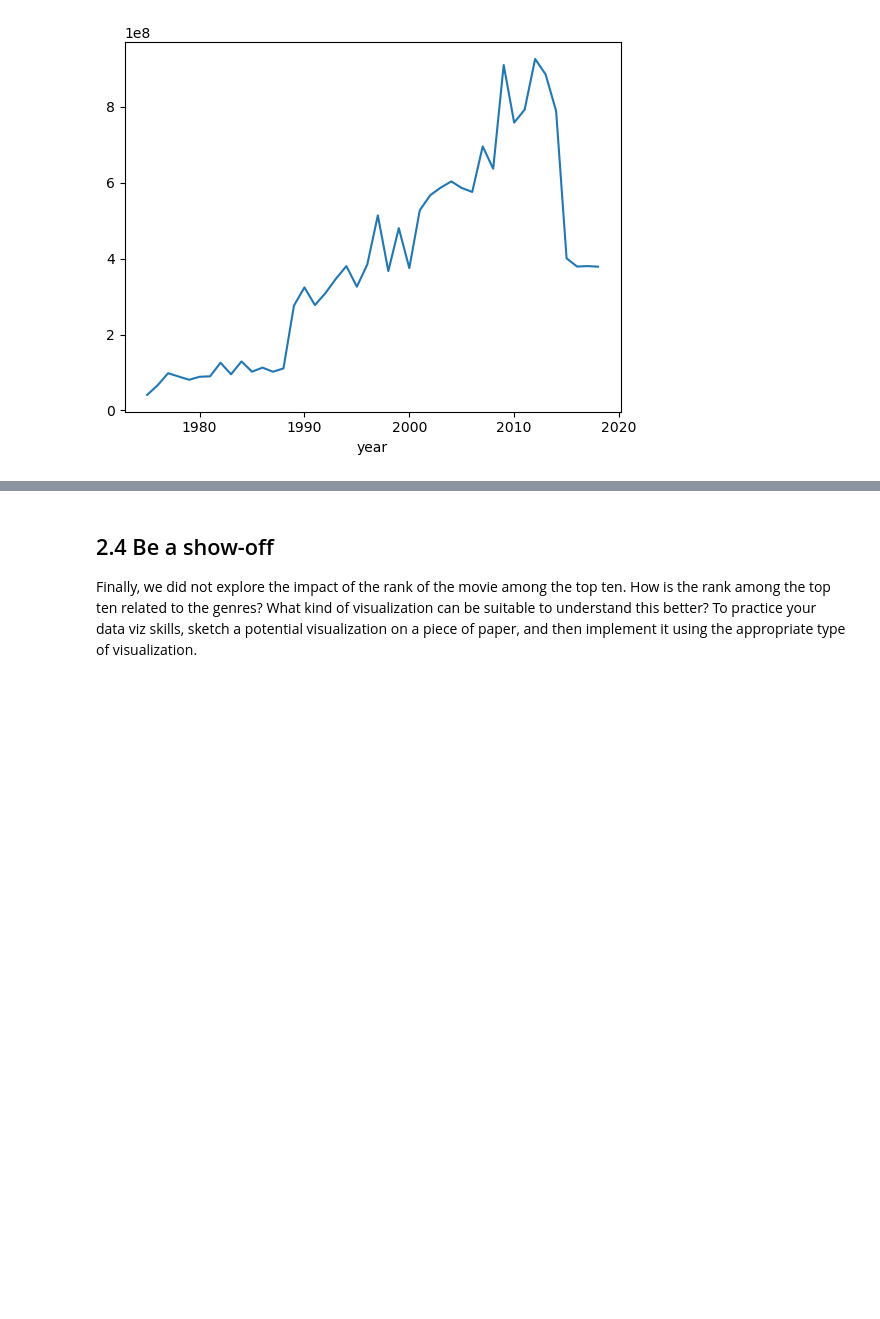
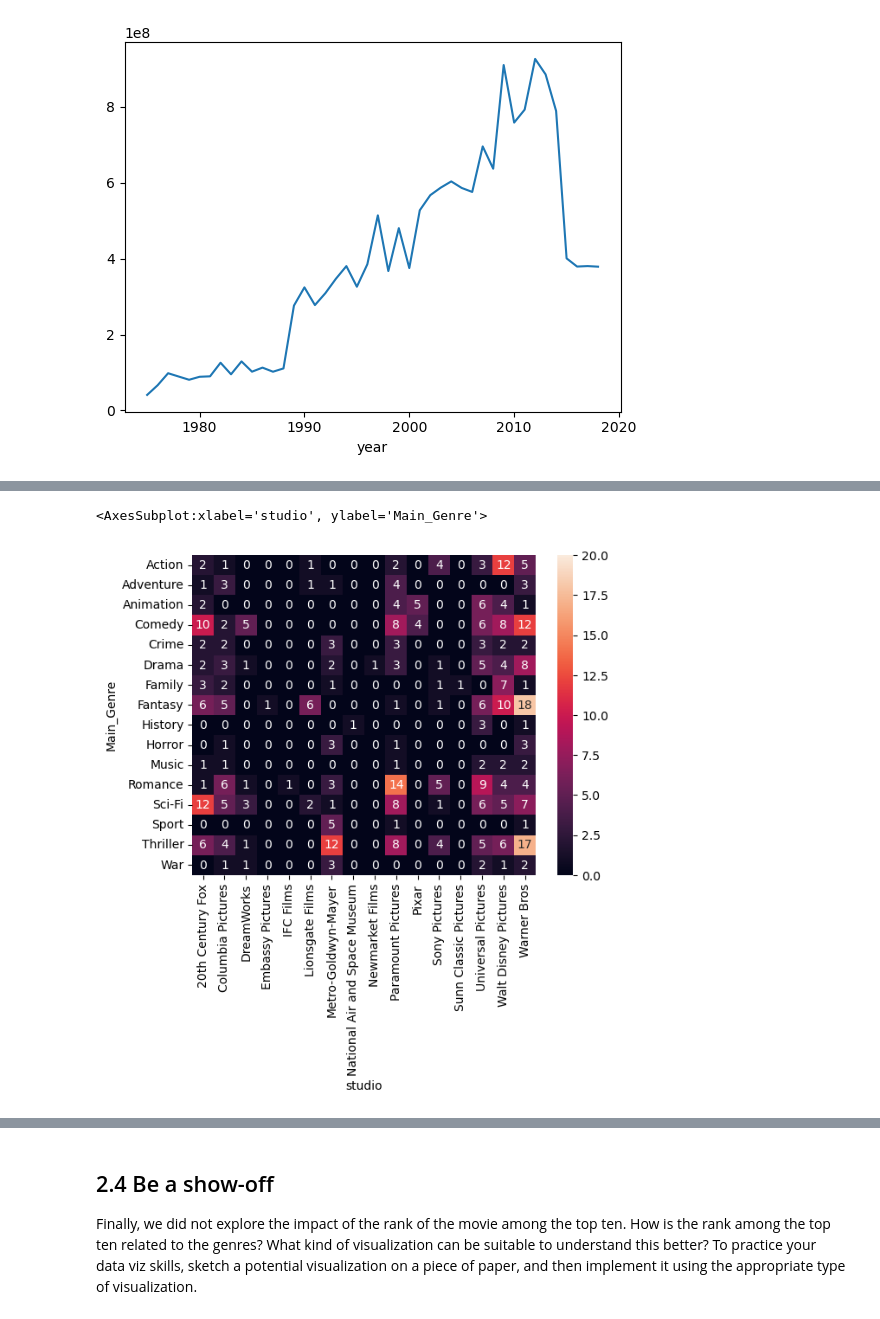
Before and after one commit to rmonney/2022, a Jupyter notebook: Tutorials/02 - Data viz and data from the web/Becoming a DataVizard exercise.ipynb, the cells around one changed output, grey strips where cells are left out. Drawn from its saved outputs; the diff is of its cells as text; code cells hidden in the pictures; blank space fills up the shorter version.

```diff
--- a/Tutorials/02 - Data viz and data from the web/Becoming a DataVizard exercise.ipynb
+++ b/Tutorials/02 - Data viz and data from the web/Becoming a DataVizard exercise.ipynb
@@ -303,5 +289,10 @@ KeyError: 'length'
 <img src="figure4.jpg" style="width: 500px;" align="left">
 # %%
 # Write your code to make the first heatmap here
+cross = pd.crosstab(movies.Main_Genre, movies.studio)
+sns.heatmap(cross, annot=True, vmin = 0, vmax = 20)
+# %% [output]
+<AxesSubplot:xlabel='studio', ylabel='Main_Genre'>
+[figure, added]
 # %%
 # Write your code to make the second heatmap here
```
Also changed, not shown: parts of 22 cells of this notebook.
